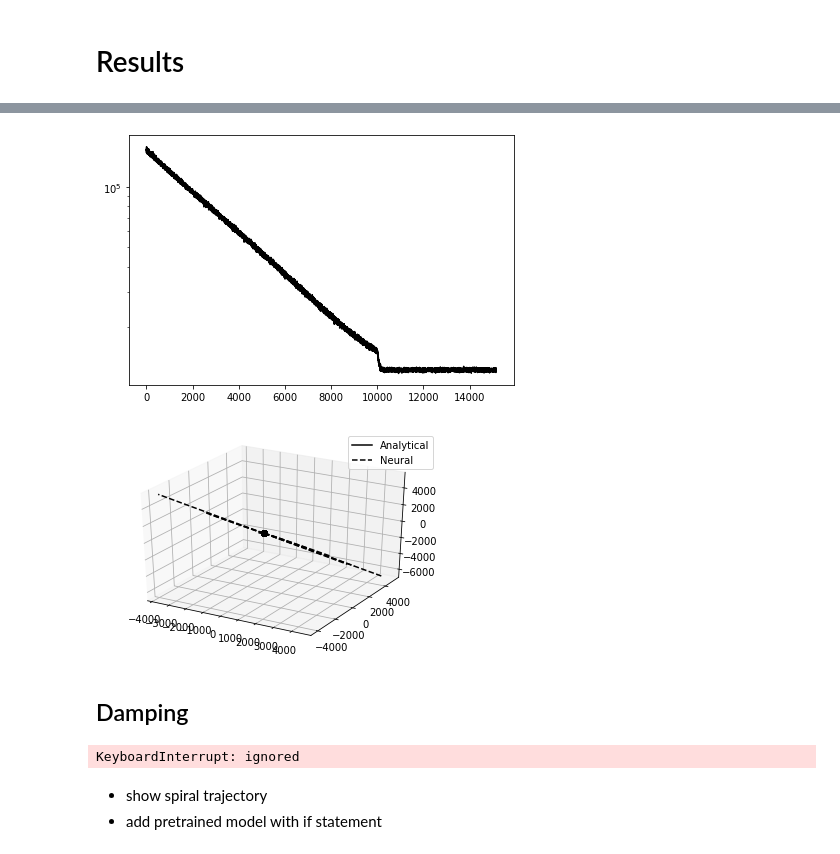
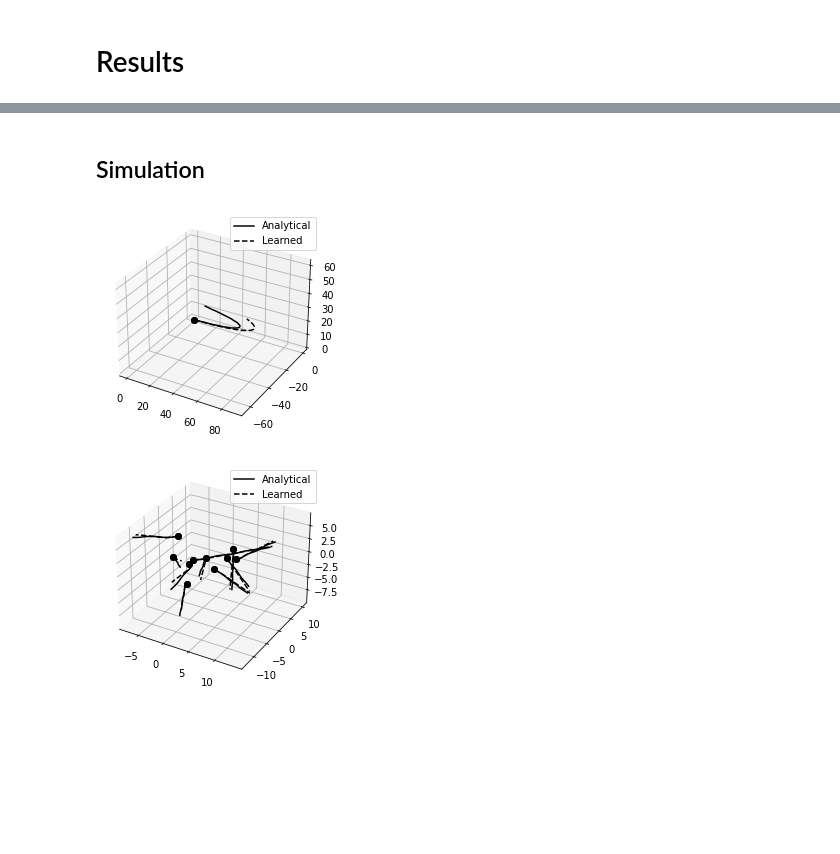
Before and after one commit to cisprague/bts-2021, a Jupyter notebook: bts-2021.ipynb, the cells around one changed output, grey strips where cells are left out. Cells and saved outputs as stored; diff of their text form; code cells hidden in the pictures; blank space fills up the shorter version.

```diff
--- a/bts-2021.ipynb
+++ b/bts-2021.ipynb
@@ -437,22 +409,24 @@ Here, we assume that the analytical dynamics are known, except for the damping m
 # %%
-def F_damping(state, control):
+def F_nn(state, control):
 
   # Fossen terms
-  etadot, M, tauc, C_RB, D, nu, geta = f_analytical_terms(state, control)
+  eta, etadot, M, tauc, C_RB, D, nu, geta = f_analytical_terms(state, control)
 
   # estimate damping with NN
-  forces = hk.nets.MLP([*[100]*3, 3])(nu[0:3])
-  moments = hk.nets.MLP([*[100]*3, 3])(nu[3:6])
-  coupling = hk.nets.MLP([*[100]*3, 2])(forces)
-
-  # check this
-  coupling = np.array([
-    [0,0,0],
-    [0,0, coupling[0]],
-    [0, coupling[1], 0]
-  ])
-  D = np.block([[np.diag(forces), np.zeros((3, 3))], [-coupling, np.diag(moments)]])
+  forces = hk.nets.MLP([*[100]*3, 3], b_init=hk.initializers.RandomNormal())(nu[0:3]) # Linear damping depends on linear velocity
+  moments = hk.nets.MLP([*[100]*3, 3], b_init=hk.initializers.RandomNormal())(nu[3:6]) # Angular damping depends on angular velocity
+  # r_cp = hk.nets.MLP([*[20]*3, 3], b_init=hk.initializers.RandomNormal())(np.hstack((nu))) # Center of pressure depends on velocity
+  r_cp = np.array([0.1, 0.0, 0.0])
+  forces = np.diag(forces)
+  moments = np.diag(moments)
+  coupling = np.matmul(skew(r_cp), forces)
+  D = np.block([[forces, np.zeros((3, 3))], [-coupling, moments]])
+  # D = hk.nets.MLP([*[100]*3, 6**2])(nu).reshape((6,6))
 
   # Fossen
   nudot = np.linalg.pinv(M).dot(tauc - (C_RB + D).dot(nu) - geta)
   return np.hstack((etadot, nudot))
+# %%
+# we need to initialize the model
+f_nn = hk.without_apply_rng(hk.transform(F_nn))
+params = f_nn.init(next(key), state, control)
@@ -724,0 +504,4 @@ class Trainer_Decomposition(Trainer):
+# %%
+losses = None
+opt_state = None
+params, losses, _ = cloudpickle.load(open('save_obj', 'rb'))
@@ -725,3 +521,5 @@ class Trainer_Decomposition(Trainer):
 # %% [markdown]
 # Results
+# %%
+params, losses, _ = cloudpickle.load(open('save_obj', 'rb'))
 # %% [markdown]
@@ -735,12 +535,18 @@ KeyboardInterrupt: ignored
+# %% [markdown]
+## Simulation
+# %%
+trajs_list = [
+  [trajectory_constant(state, control, f_analytical, 50.0, 0.1)],
+  [trajectory_constant(state, control, lambda x, u: f_nn.apply(params, x, u), 50.0, 0.1)]
+]
+plot(trajs_list, ['k-', 'k--'], ['Analytical', 'Learned'])
+# %% [output]
+[figure, added]
 # %%
-trainer_linear.plot()
 trajs_list = [
-  trajectories_constant(states_test, controls_test, f_analytical, 10, 0.1),
-  trajectories_constant(states_test, controls_test, lambda x, u: trainer_linear.f.apply(trainer_linear.params, x, u), 10, 0.1)
+    trajectories_constant(states_test, controls_test, f_analytical, 10.0, 0.1),
+    trajectories_constant(states_test, controls_test, lambda x, u: f_nn.apply(params, x, u), 10.0, 0.1)
 ]
-plot(trajs_list, ['k-', 'k--'], ['Analytical', 'Neural'])
+plot(trajs_list, ['k-', 'k--'], ['Analytical', 'Learned'])
 # %% [output]
-[figure, old version]
+[figure, new version]
-[figure, removed]
-# %% [markdown]
-## Damping
@@ -749,7 +552,0 @@ trainer_damping = Trainer(5000, F_damping, 'damping')
-# %%
-trainer_damping.train(5000, 1e-5, optax.adam)
-# %% [output]
-KeyboardInterrupt: ignored
-# %% [markdown]
-- show spiral trajectory
-- add pretrained model with if statement
```
Also changed, not shown: parts of 48 cells of this notebook, 8 other files.
